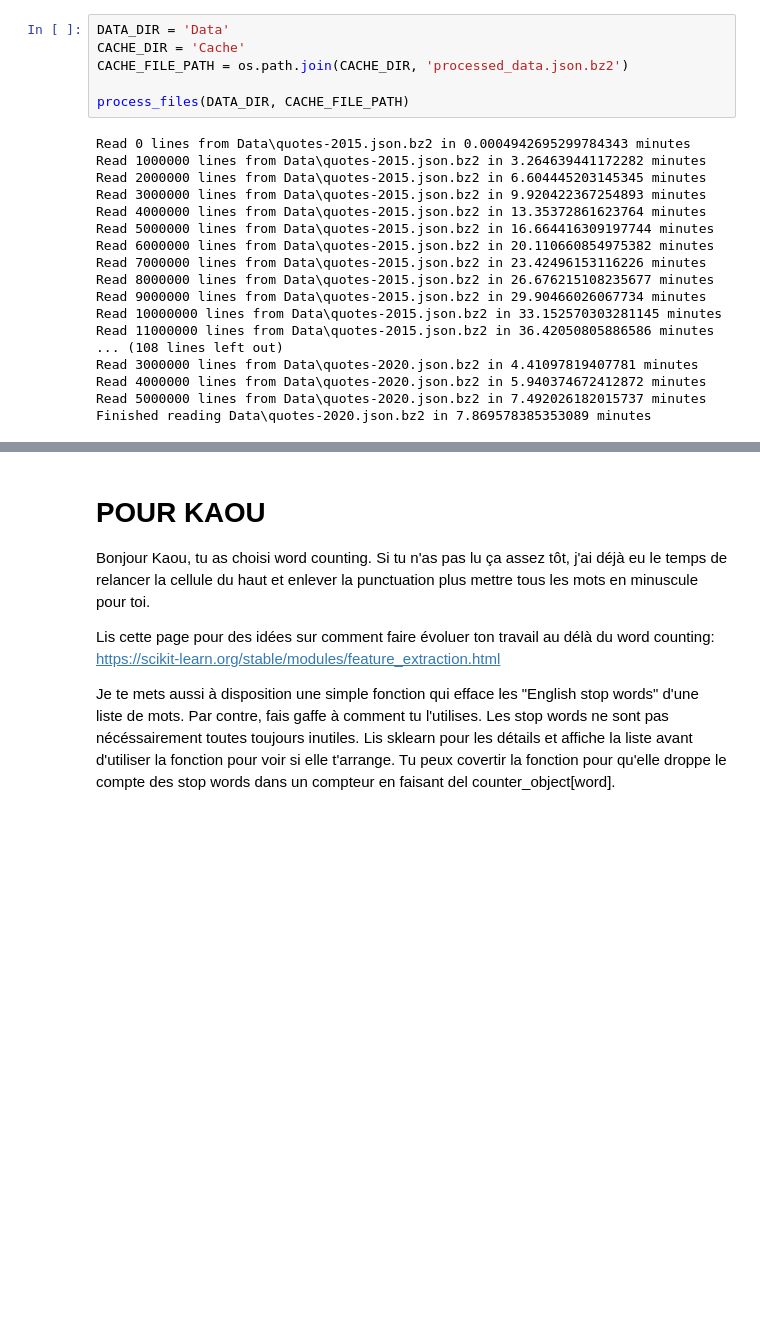
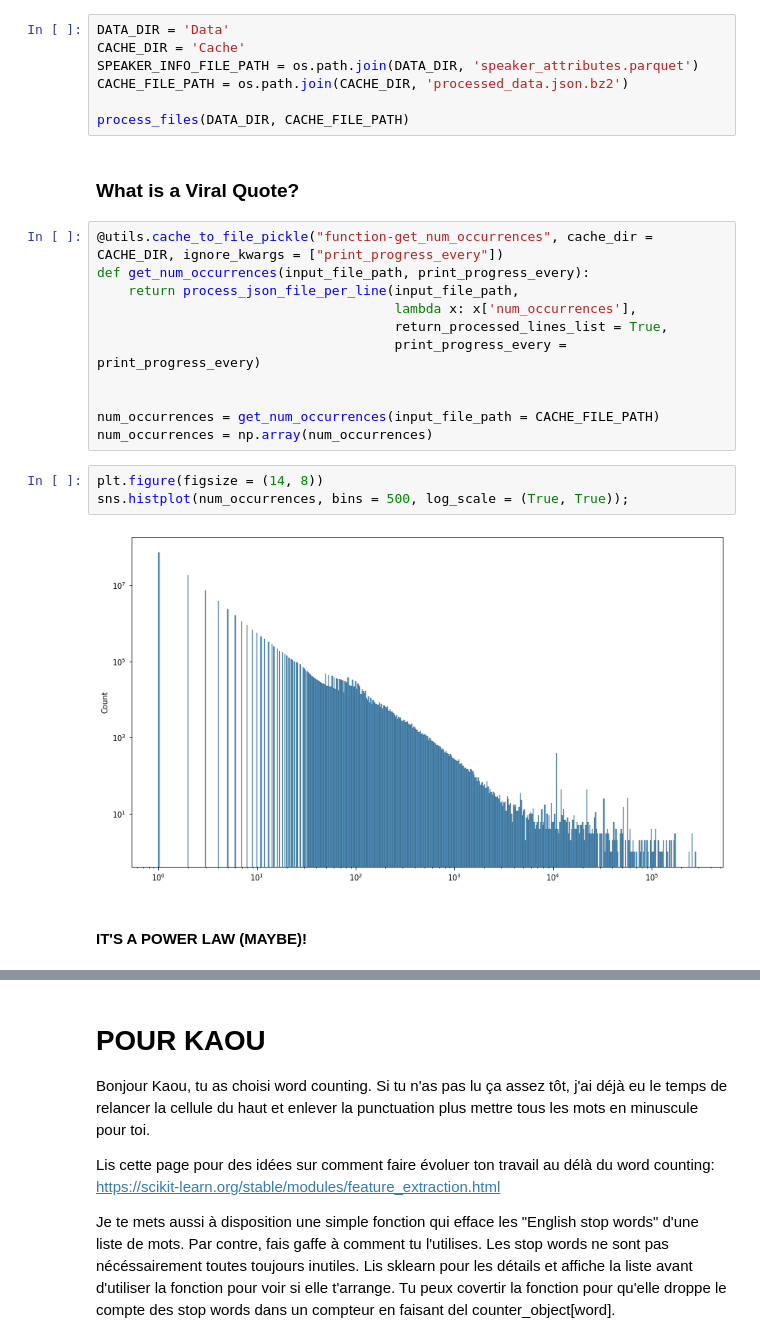
Before and after one commit to epfl-ada/ada-2021-project-cool-group-name, a Jupyter notebook: Data Analysis.ipynb, the cells around one changed output, grey strips where cells are left out. Saved outputs shown, nothing was run; the diff lists cells and outputs as text; blank space fills up the shorter version.

```diff
--- a/Data Analysis.ipynb
+++ b/Data Analysis.ipynb
@@ -61,24 +46,27 @@ def load_col_from_json(input_file_path, columns):
 # %%
 DATA_DIR = 'Data'
 CACHE_DIR = 'Cache'
+SPEAKER_INFO_FILE_PATH = os.path.join(DATA_DIR, 'speaker_attributes.parquet')
 CACHE_FILE_PATH = os.path.join(CACHE_DIR, 'processed_data.json.bz2')
 
 process_files(DATA_DIR, CACHE_FILE_PATH)
-# %% [output]
-Read 0 lines from Data\quotes-2015.json.bz2 in 0.0004942695299784343 minutes
-Read 1000000 lines from Data\quotes-2015.json.bz2 in 3.264639441172282 minutes
-Read 2000000 lines from Data\quotes-2015.json.bz2 in 6.604445203145345 minutes
-Read 3000000 lines from Data\quotes-2015.json.bz2 in 9.920422367254893 minutes
-Read 4000000 lines from Data\quotes-2015.json.bz2 in 13.35372861623764 minutes
-Read 5000000 lines from Data\quotes-2015.json.bz2 in 16.664416309197744 minutes
-Read 6000000 lines from Data\quotes-2015.json.bz2 in 20.110660854975382 minutes
-Read 7000000 lines from Data\quotes-2015.json.bz2 in 23.42496153116226 minutes
-Read 8000000 lines from Data\quotes-2015.json.bz2 in 26.676215108235677 minutes
-Read 9000000 lines from Data\quotes-2015.json.bz2 in 29.90466026067734 minutes
-Read 10000000 lines from Data\quotes-2015.json.bz2 in 33.152570303281145 minutes
-Read 11000000 lines from Data\quotes-2015.json.bz2 in 36.42050805886586 minutes
-... (108 lines left out)
-Read 3000000 lines from Data\quotes-2020.json.bz2 in 4.41097819407781 minutes
-Read 4000000 lines from Data\quotes-2020.json.bz2 in 5.940374672412872 minutes
-Read 5000000 lines from Data\quotes-2020.json.bz2 in 7.492026182015737 minutes
-Finished reading Data\quotes-2020.json.bz2 in 7.869578385353089 minutes
+# %% [markdown]
+### What is a Viral Quote?
+# %%
+@utils.cache_to_file_pickle("function-get_num_occurrences", cache_dir = CACHE_DIR, ignore_kwargs = ["print_progress_every"])
+def get_num_occurrences(input_file_path, print_progress_every):
+    return process_json_file_per_line(input_file_path,
+                                      lambda x: x['num_occurrences'],
+                                      return_processed_lines_list = True,
+                                      print_progress_every = print_progress_every)
+
+
+num_occurrences = get_num_occurrences(input_file_path = CACHE_FILE_PATH)
+num_occurrences = np.array(num_occurrences)
+# %%
+plt.figure(figsize = (14, 8))
+sns.histplot(num_occurrences, bins = 500, log_scale = (True, True));
+# %% [output]
+[figure, added]
+# %% [markdown]
+#### IT'S A POWER LAW (MAYBE)!
```
Also changed, not shown: parts of 16 cells of this notebook, 5 other files.
